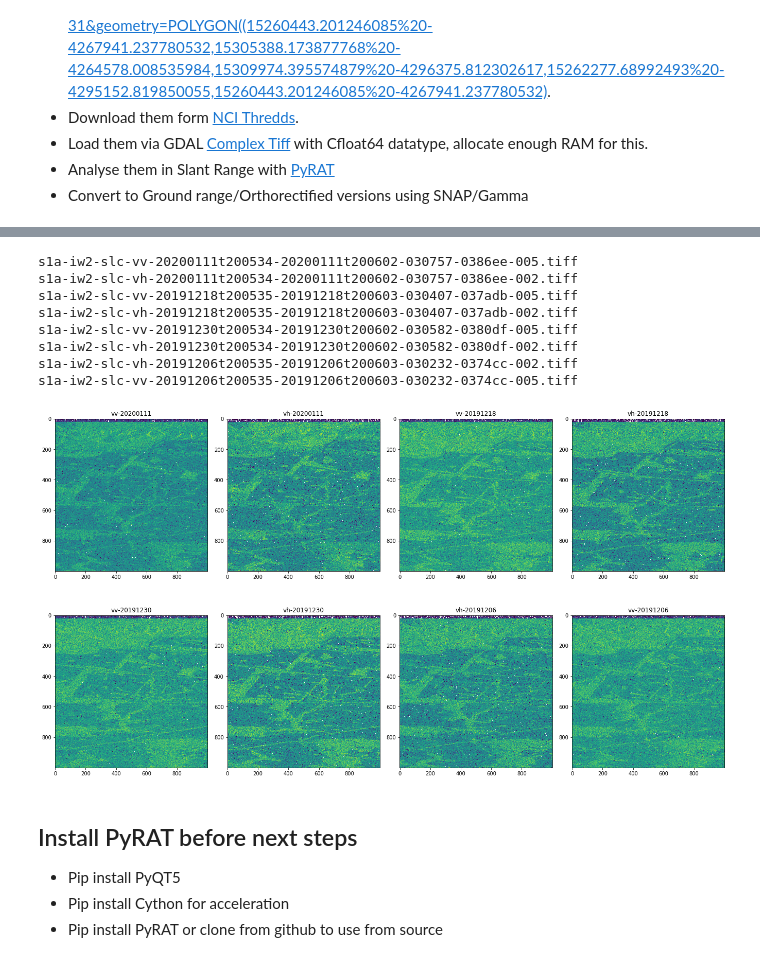
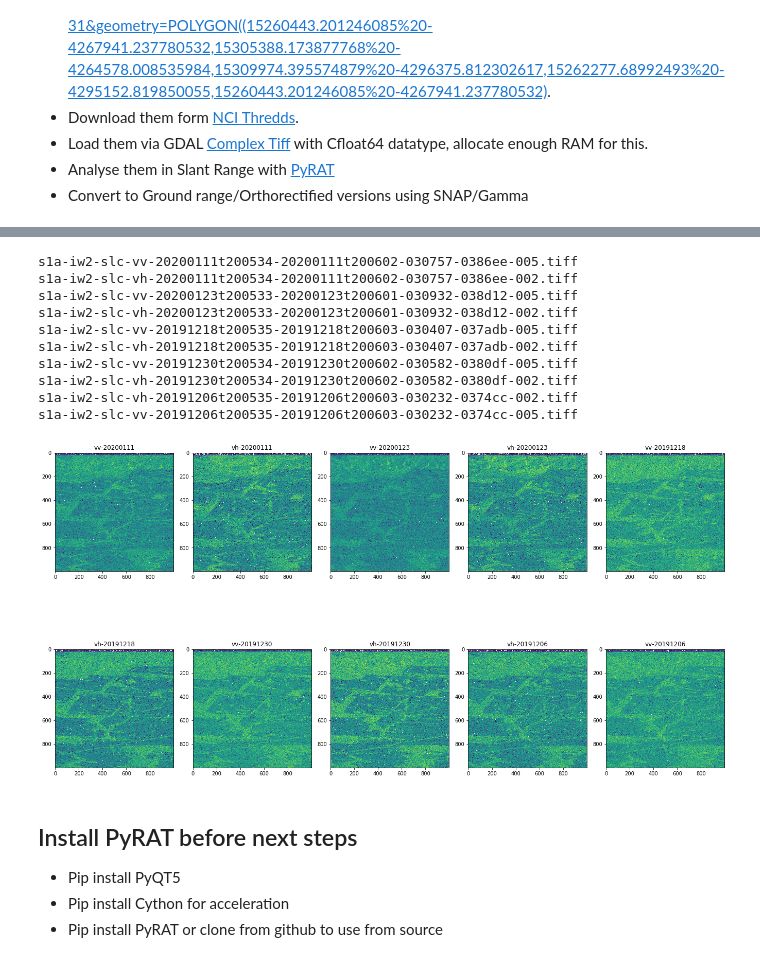
Before and after one commit to whatnick/ki_fires_slc, a Jupyter notebook: notebooks/SAR_FireMap.ipynb, the cells around one changed output, grey strips where cells are left out. Saved outputs shown, nothing was run; the diff lists cells and outputs as text; code cells hidden in the pictures.

```diff
--- a/notebooks/SAR_FireMap.ipynb
+++ b/notebooks/SAR_FireMap.ipynb
@@ -86,28 +89,30 @@ for data in datasets:
             data = ds.ReadAsArray(int(xsize/2),int(ysize/2),1000,1000)
             data_collection[tiff] = data
 # %%
-fig, axs = plt.subplots(nrows=2, ncols=4, constrained_layout=True)
+fig, axs = plt.subplots(nrows=2, ncols=5, constrained_layout=True)
 fig.set_size_inches(18.5, 10.5, forward=True)
 i = 0
 keys = list(data_collection.keys())
 for ax in axs.flat:
     key = keys[i]
     decibel = np.log(np.absolute(data_collection[keys[i]])**2)*10
     ax.imshow(decibel)
     basename = os.path.basename(key)
     print(basename)
     ax.set_title(basename[12:23])
     i += 1
 # %% [output]
 s1a-iw2-slc-vv-20200111t200534-20200111t200602-030757-0386ee-005.tiff
 s1a-iw2-slc-vh-20200111t200534-20200111t200602-030757-0386ee-002.tiff
+s1a-iw2-slc-vv-20200123t200533-20200123t200601-030932-038d12-005.tiff
+s1a-iw2-slc-vh-20200123t200533-20200123t200601-030932-038d12-002.tiff
 s1a-iw2-slc-vv-20191218t200535-20191218t200603-030407-037adb-005.tiff
 s1a-iw2-slc-vh-20191218t200535-20191218t200603-030407-037adb-002.tiff
 s1a-iw2-slc-vv-20191230t200534-20191230t200602-030582-0380df-005.tiff
 s1a-iw2-slc-vh-20191230t200534-20191230t200602-030582-0380df-002.tiff
 s1a-iw2-slc-vh-20191206t200535-20191206t200603-030232-0374cc-002.tiff
 s1a-iw2-slc-vv-20191206t200535-20191206t200603-030232-0374cc-005.tiff
-[figure, old version]
+[figure, new version]
 # %% [markdown]
 ## Install PyRAT before next steps
 - Pip install PyQT5
```
Also changed, not shown: parts of 3 cells of this notebook.
